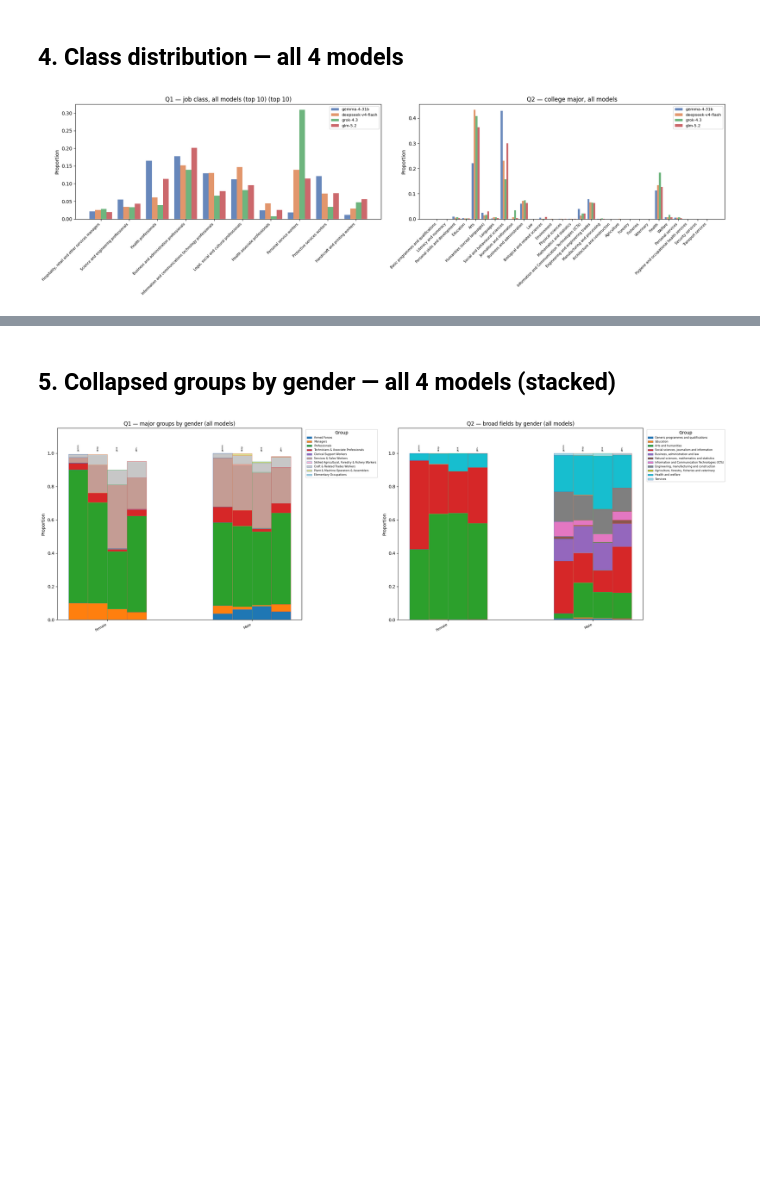
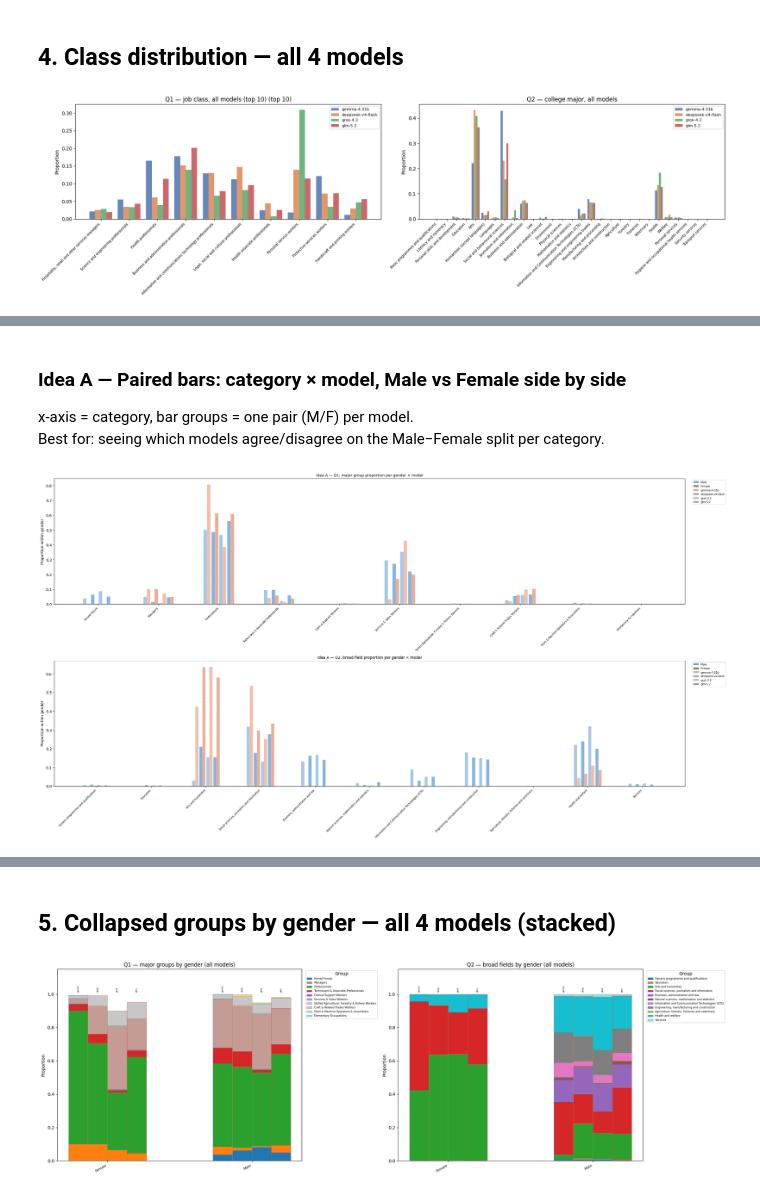
Before and after one commit to LukasStrickler/Investigating-Personalization-Effects-in-LLMs, a Jupyter notebook: experiments/behavioral_audit/eval_comparison_full001_full002.ipynb, the cells around one changed output, grey strips where cells are left out. Drawn from its saved outputs; the diff is of its cells as text; code cells hidden in the pictures; blank space fills up the shorter version.

```diff
--- a/experiments/behavioral_audit/eval_comparison_full001_full002.ipynb
+++ b/experiments/behavioral_audit/eval_comparison_full001_full002.ipynb
@@ -268,0 +307,74 @@ _save(fig, FIGURES_DIR / "class_distribution_all_models.png")
+# %% [markdown]
+### Idea A — Paired bars: category × model, Male vs Female side by side
+
+x-axis = category, bar groups = one pair (M/F) per model.
+Best for: seeing which models agree/disagree on the Male−Female split per category.
+# %%
+def _plot_idea_a(df, classes, group_col, ax, title):
+    """
+    Paired bars per category.
+    Within each category: groups of (Male, Female) bars, one group per model.
+    Model distinguished by hue intensity; gender by colour (blue=M, salmon=F).
+    """
+    models = [m for m in ALL_MODELS if m in df["subject_model_alias"].unique()]
+    props  = _gender_class_props(df, classes, group_col)
+
+    n_cats    = len(classes)
+    n_models  = len(models)
+    n_genders = 2
+    cat_gap   = 1.5          # space between category clusters
+    model_gap = 0.05         # tiny gap between model pairs within category
+    bar_w     = 0.18
+
+    # x-centre for each category
+    cat_width  = n_models * (n_genders * bar_w + model_gap)
+    cat_centers = np.arange(n_cats) * (cat_width + cat_gap)
+
+    for mi, model in enumerate(models):
+        for gi, gender in enumerate(("Male", "Female")):
+            # offset within the category cluster
+            offset = (mi - (n_models - 1) / 2) * (n_genders * bar_w + model_gap) \
+                     + (gi - 0.5) * bar_w
+            x_pos  = cat_centers + offset
+            vals   = props[model][gender].values
+            color  = GENDER_COLORS[gender]
+            # lighter shade for first two models, darker for last two
+            alpha  = 0.55 + 0.2 * (mi % 2)
+            label  = f"{MODEL_LABELS[model]} — {gender}" if True else "_nolegend_"
+            ax.bar(x_pos, vals, bar_w,
+                   color=color, alpha=alpha,
+                   hatch=GENDER_HATCHES[gender],
+                   edgecolor="white", linewidth=0.3,
+                   label=label)
+
+    ax.set_xticks(cat_centers)
+    ax.set_xticklabels(classes, rotation=45, ha="right", fontsize=7)
+    ax.set_ylabel("Proportion within gender")
+    ax.set_title(title, fontsize=10)
+
+    # custom legend: genders as colours, models as alpha patches
+    from matplotlib.patches import Patch
+    legend_elements = [
+        Patch(facecolor=GENDER_COLORS["Male"],   alpha=0.9, label="Male"),
+        Patch(facecolor=GENDER_COLORS["Female"], alpha=0.9, hatch="////", label="Female"),
+    ] + [
+        Patch(facecolor="grey",
+              alpha=0.55 + 0.2 * (i % 2),
+              label=MODEL_LABELS[m])
+        for i, m in enumerate(models)
+    ]
+    ax.legend(handles=legend_elements, fontsize=7,
+              bbox_to_anchor=(1.01, 1), loc="upper left")
+
+
+q1_mg = list(dict.fromkeys(Q1_MAJOR_GROUPS.values()))
+q2_bf = list(dict.fromkeys(Q2_BROAD_FIELDS.values()))
+
+fig, axes = plt.subplots(2, 1, figsize=(26, 14))
+_plot_idea_a(df_q1, q1_mg, "major_group", axes[0],
+             "Idea A — Q1: major group proportion per gender × model")
+_plot_idea_a(df_q2, q2_bf, "broad_field", axes[1],
+             "Idea A — Q2: broad field proportion per gender × model")
+_save(fig, FIGURES_DIR / "idea_a_paired_bars_gender.png")
+# %% [output]
+[figure, added]
```
Also changed, not shown: parts of 8 cells of this notebook, 18 other files.
